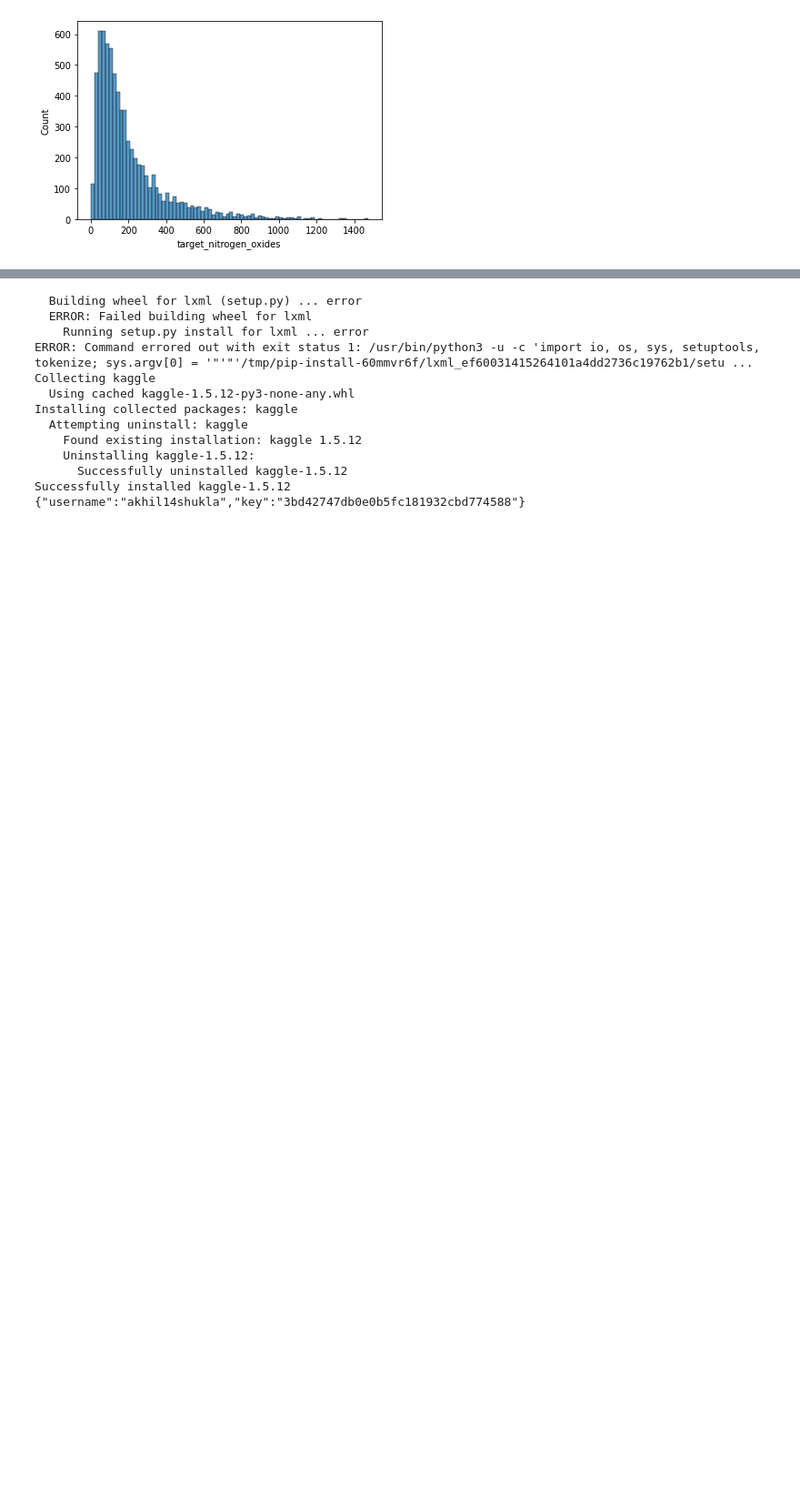
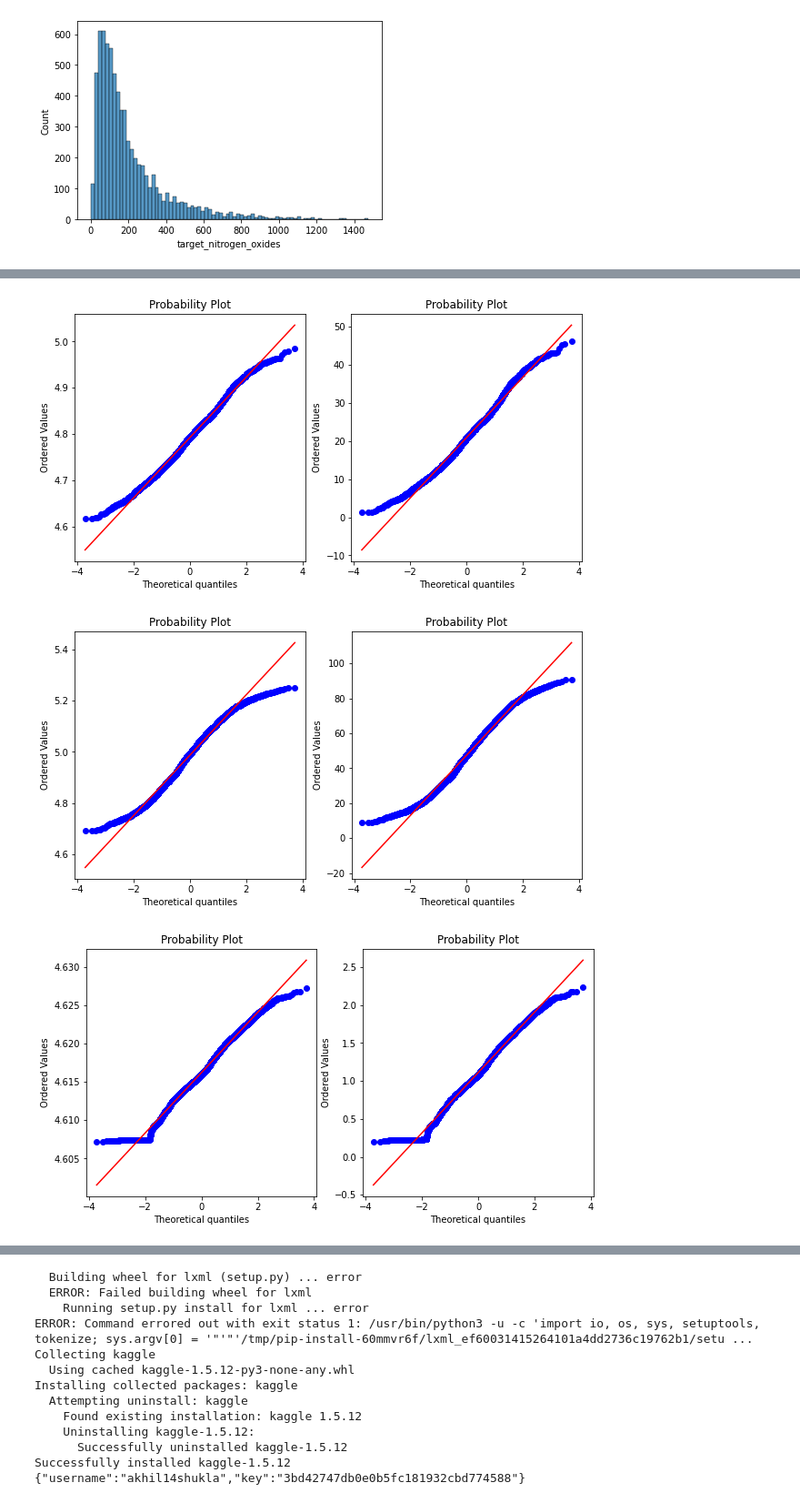
Before and after one commit to akhil14shukla/Tabular-Playground, a Jupyter notebook: main.ipynb, the cells around one changed output, grey strips where cells are left out. Shown at 91% size. Cells and saved outputs as stored; diff of their text form; code cells hidden in the pictures; blank space fills up the shorter version.

```diff
--- a/main.ipynb
+++ b/main.ipynb
@@ -79,0 +71,12 @@ for i in df1.columns[:-3]:
+# %%
+from scipy.stats import probplot
+for i in df1.columns[:-3]:
+    fig,ax = plt.subplots(1,2,figsize=(10,5))
+    probplot(df1[i],dist='norm',plot=ax[0],)
+    probplot(df[i],dist='norm',plot=ax[1])
+    # plt.legend()
+    plt.show()
+# %% [output]
+[figure, added]
+[figure, added]
+[figure, added]
```
Also changed, not shown: parts of 26 cells of this notebook, 6 other files.
